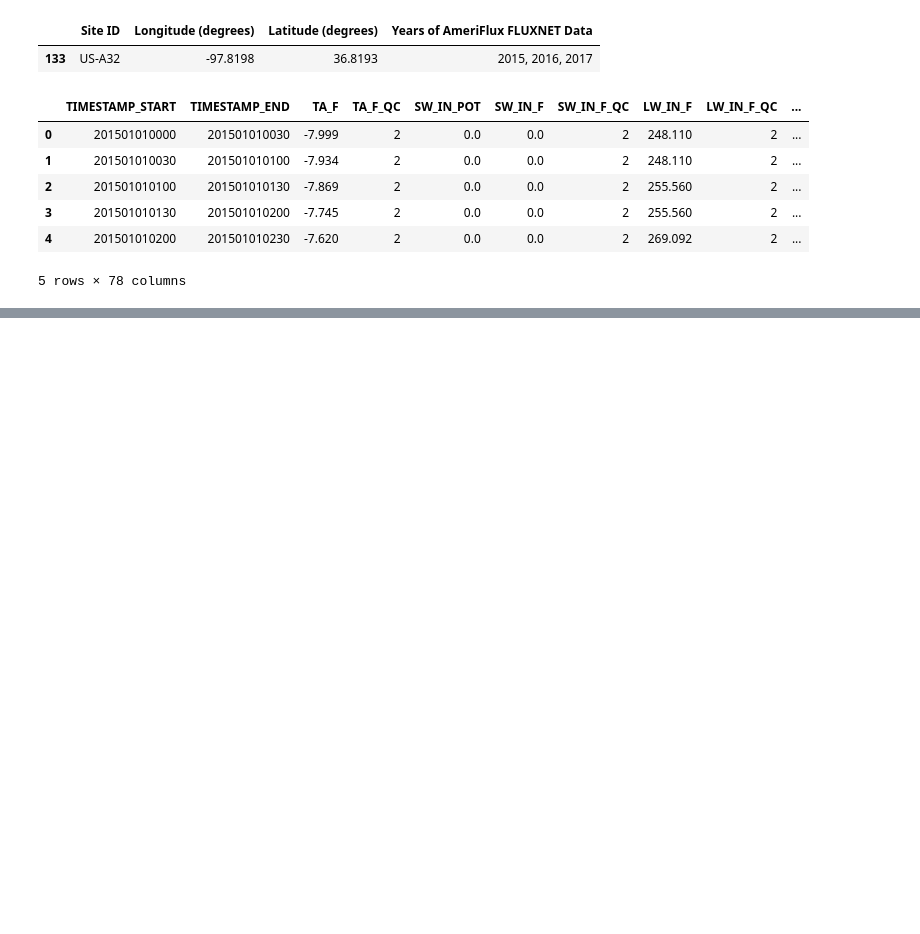
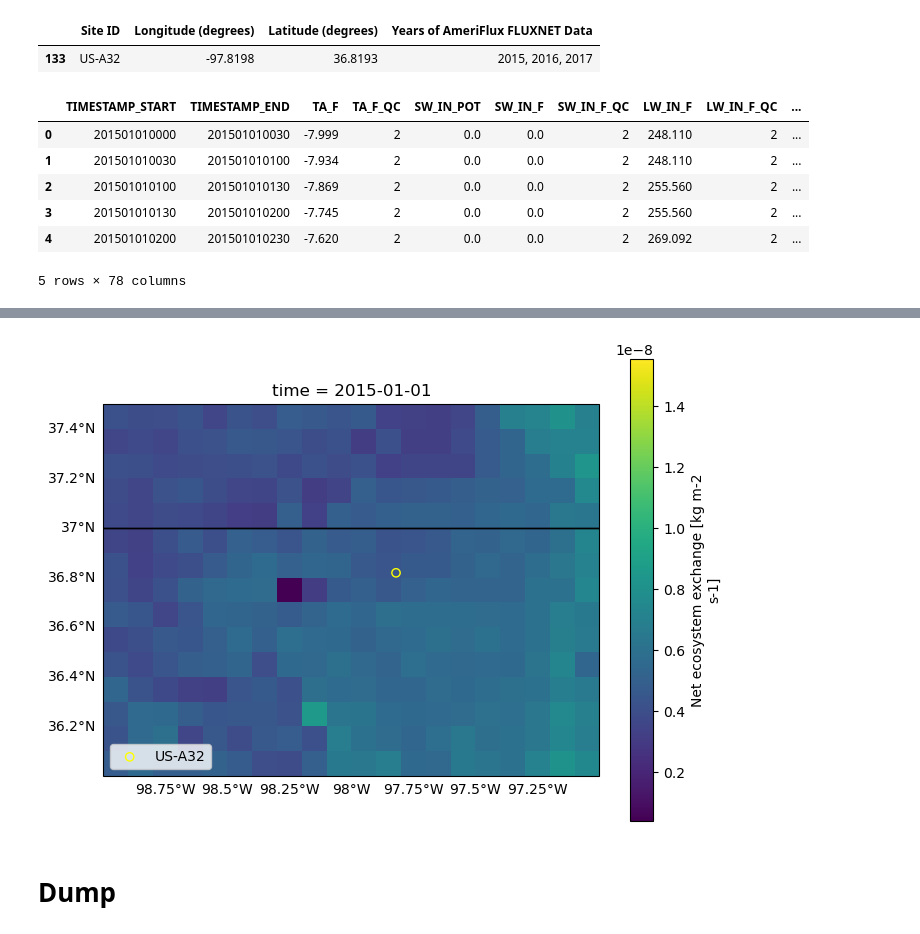
Before and after one commit to hannahzafar/FLUXNET-Model-comparison, a Jupyter notebook: comparison.ipynb, the cells around one changed output, grey strips where cells are left out. Saved outputs shown, nothing was run; the diff lists cells and outputs as text; code cells hidden in the pictures; blank space fills up the shorter version.

```diff
--- a/comparison.ipynb
+++ b/comparison.ipynb
@@ -174,3 +216,34 @@ ax.legend(loc='lower left')
+# %%
+# Test plot with grid cell - this plot is dumb ????
+# Subset region of selected site
+min_lon, max_lon = -99,-97
+min_lat, max_lat = 36, 37.5
+
+fig, ax = plt.subplots(figsize=(8,6),subplot_kw= {'projection': proj});
+ax.set_extent([min_lon, max_lon, min_lat, max_lat], crs=proj);
+ax.add_feature(cfeature.STATES)
+
+ax.scatter(site_sel['Longitude (degrees)'],site_sel['Latitude (degrees)'],
+           # marker='*',
+           # s=100,
+           color='None',
+           edgecolor='yellow', zorder=3, label=f'{site_ID}')
+
+# subset region
+min_lon_mesh, max_lon_mesh = -100,-95
+min_lat_mesh, max_lat_mesh = 33,39
+
+ds_subset = ds.sel(lon=slice(min_lon_mesh, max_lon_mesh), lat=slice(min_lat_mesh, max_lat_mesh))
+# ax.scatter(ds_subset.lon, ds_subset.lat)
+ds_subset.isel(time=0).plot(ax=ax, transform=proj)
+ax.legend(loc='lower left')
+gl = ax.gridlines(draw_labels=True,x_inline=False, y_inline=False,color = "None")
+gl.top_labels = False
+gl.right_labels = False
+# %% [output]
+[figure, added]
+# %% [markdown]
+# Dump
 # %%
 # vmin = -max(abs(ds_subset.min().values),abs(ds_subset.max().values))
 # vmax = max(abs(ds_subset.min().values),abs(ds_subset.max().values))
```
Also changed, not shown: parts of 15 cells of this notebook, 1 other file.
